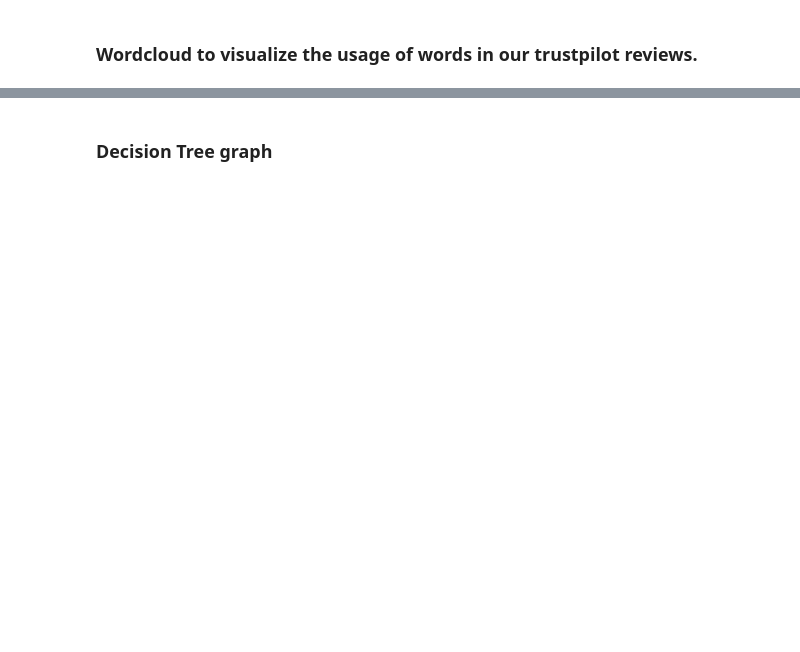
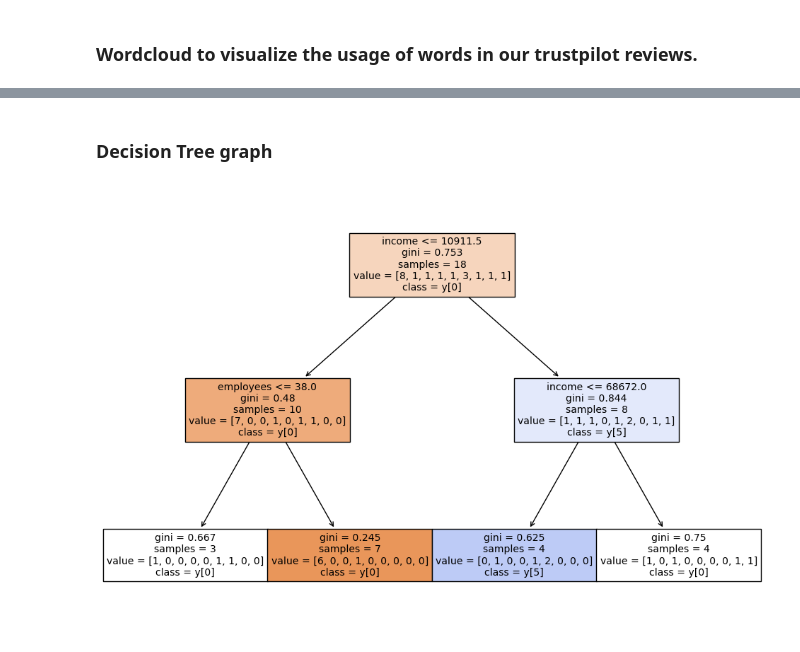
Before and after one commit to FrederikBA/DataScienceMP4, a Jupyter notebook: notebooks/Visualizations.ipynb, the cells around one changed output, grey strips where cells are left out. Saved outputs shown, nothing was run; the diff lists cells and outputs as text; code cells hidden in the pictures; blank space fills up the shorter version.

Commit message:
Decision Tree Graph

```diff
--- a/notebooks/Visualizations.ipynb
+++ b/notebooks/Visualizations.ipynb
@@ -23,2 +24,29 @@ plt.show()
-# %% [markdown]
-### Decision Tree graph
+# %% [markdown]
+### Decision Tree graph
+# %%
+import pandas as pd
+import numpy as np
+import matplotlib.pyplot as plt
+
+# sklearn for machine learning methods
+from sklearn.tree import DecisionTreeClassifier
+from sklearn.tree import plot_tree
+
+small_company_df = pd.read_csv('../data/small_companies.csv')
+numeric_cols = small_company_df.select_dtypes(include=['number']).columns
+df_numeric = small_company_df[numeric_cols]
+
+array = df_numeric.values
+X, y = array[:, :-1], array[:, -1]
+set_prop = 0.2
+seed = 2
+X_train, X_test, y_train, y_test = model_selection.train_test_split(X, y, test_size=set_prop, random_state=seed)
+params = {'max_depth': 2}
+classifier = DecisionTreeClassifier(**params)
+classifier.fit(X_train, y_train)
+
+plt.figure(figsize=(12, 8))
+plot_tree(classifier, filled=True, feature_names=numeric_cols[:-1], class_names=True)
+plt.show()
+# %% [output]
+[figure, added]
```
Also changed, not shown: parts of 1 cell of this notebook, 1 other file.
